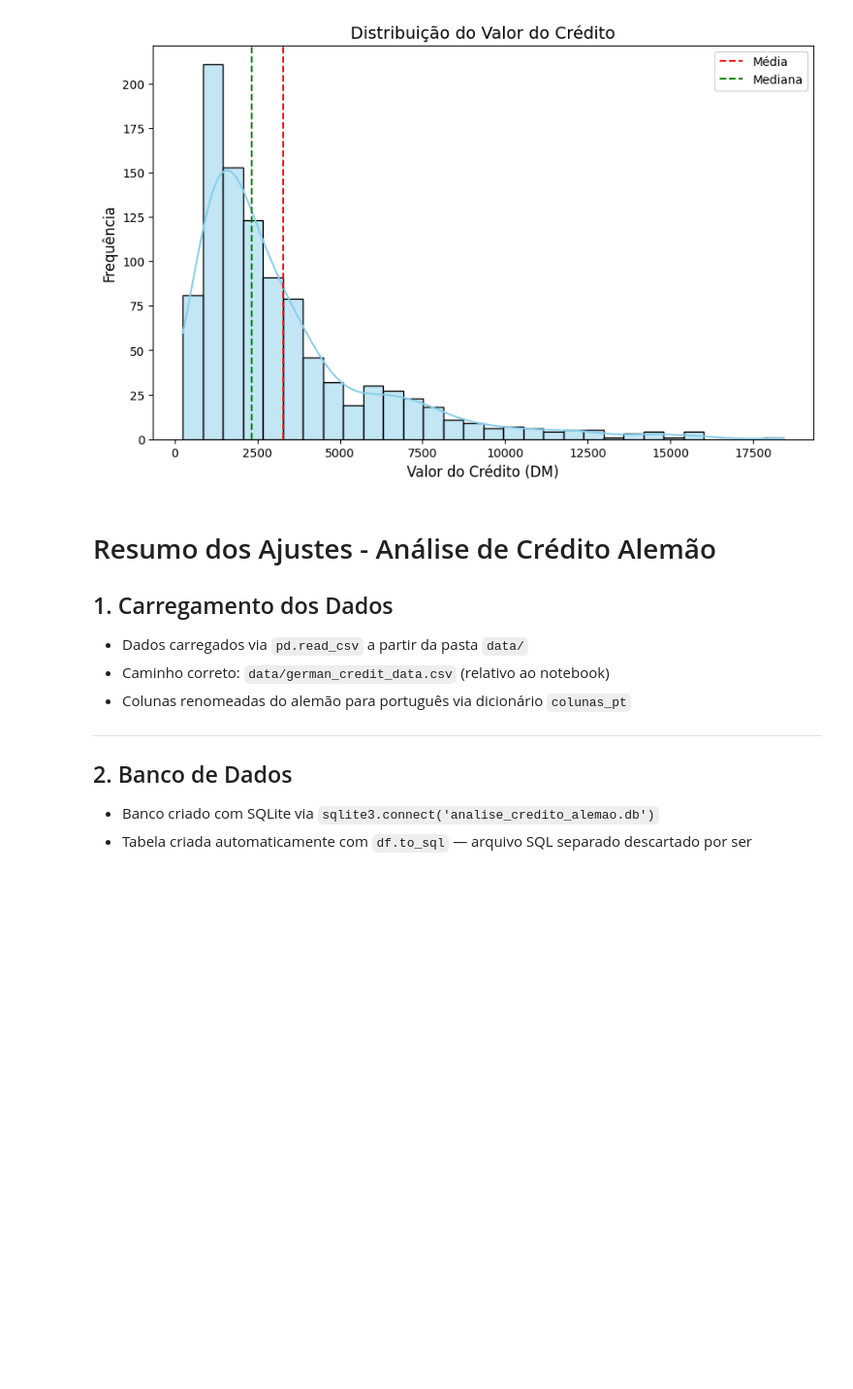
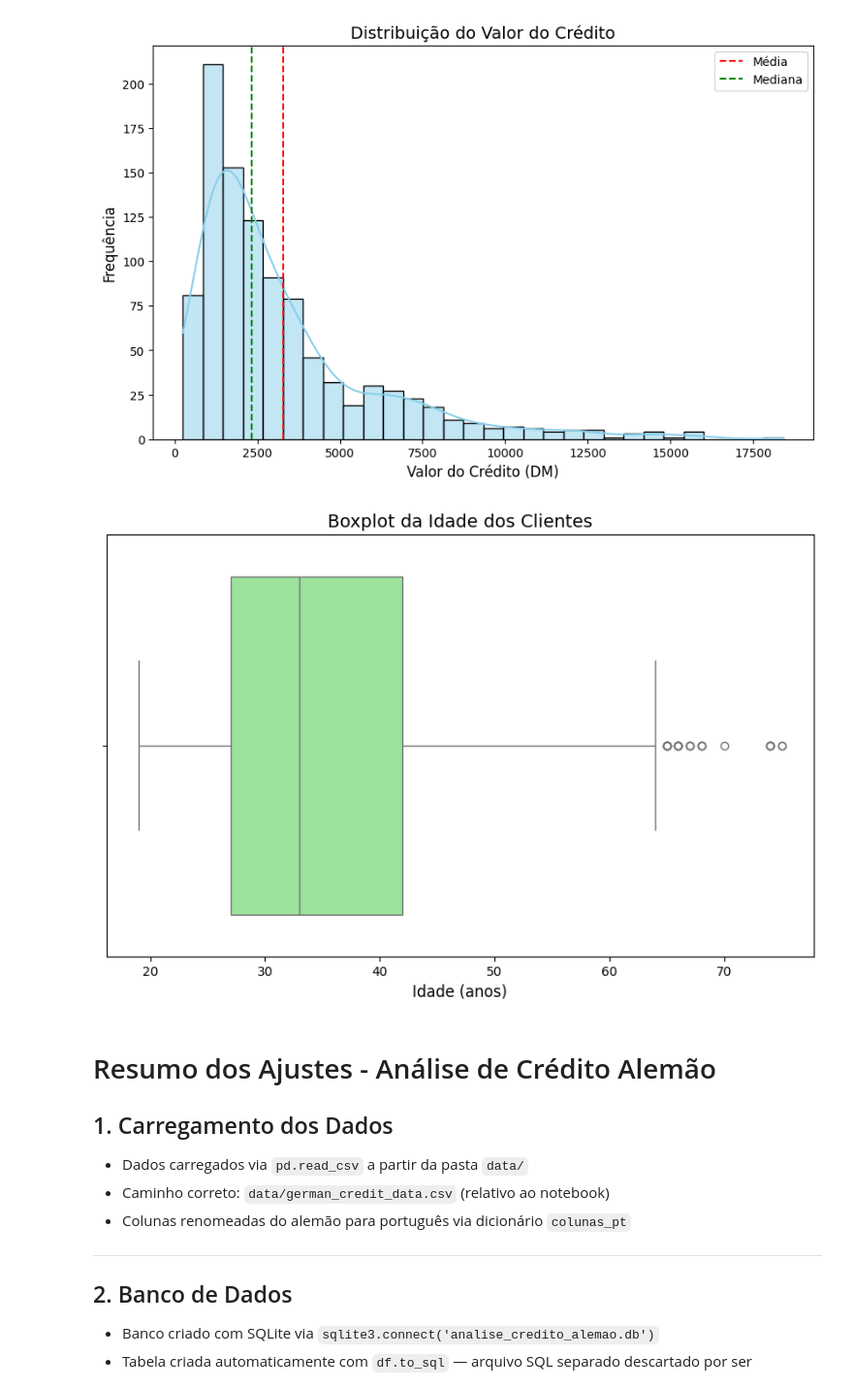
Before and after one commit to amandou/Sistema-de-Analise-Inteligente, a Jupyter notebook: banco_credito.ipynb, the cells around one changed output. Shown at 97% size. Drawn from its saved outputs; the diff is of its cells as text; code cells hidden in the pictures; blank space fills up the shorter version.

Commit message:
feature: boxplot of clients age

```diff
--- a/banco_credito.ipynb
+++ b/banco_credito.ipynb
@@ -575,6 +575,14 @@ plt.legend()
 plt.show()
 # %% [output]
 [figure]
+# %%
+plt.figure(figsize=(10, 6))
+sns.boxplot(x=df['idade'], color='lightgreen')
+plt.title('Boxplot da Idade dos Clientes', fontsize=14)
+plt.xlabel('Idade (anos)', fontsize=12)
+plt.show()
+# %% [output]
+[figure, added]
 # %% [markdown]
 # Resumo dos Ajustes - Análise de Crédito Alemão
 
```
